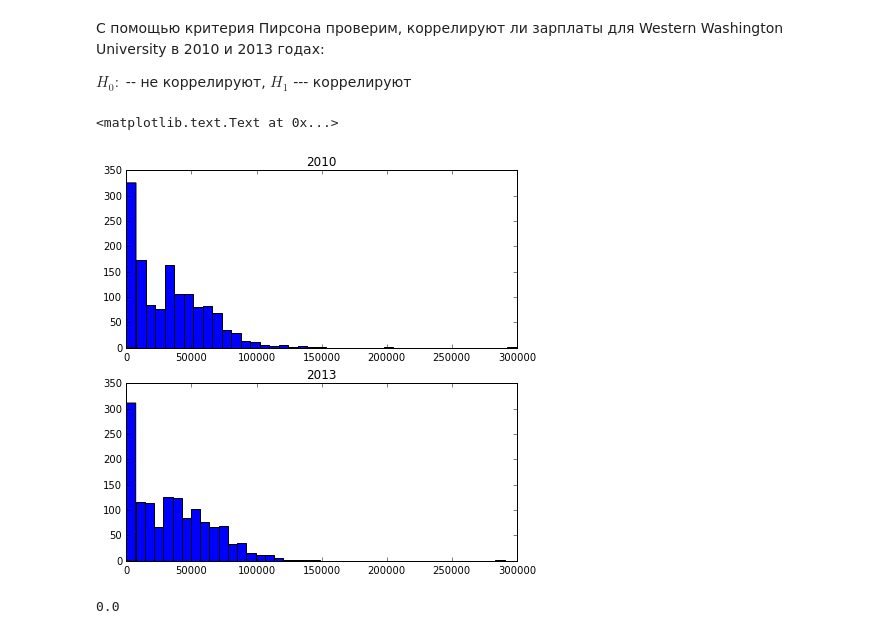
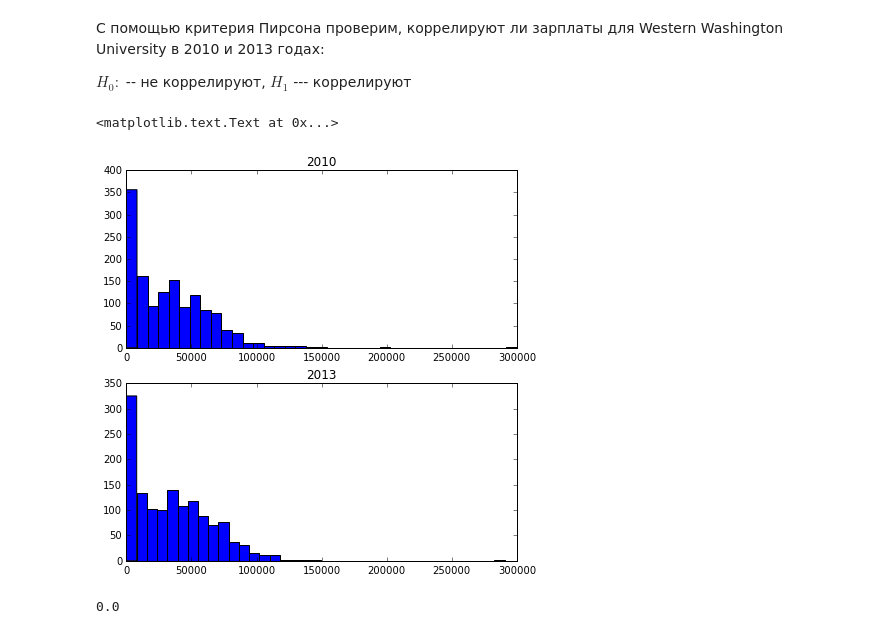
Before and after one commit to VitaliyRakitin/Sphere-2016, a Jupyter notebook: Introduction to Data Analysis/statistics/HW-statistics.ipynb, the cells around one changed output. Saved outputs shown, nothing was run; the diff lists cells and outputs as text; code cells hidden in the pictures.

```diff
--- a/Introduction to Data Analysis/statistics/HW-statistics.ipynb
+++ b/Introduction to Data Analysis/statistics/HW-statistics.ipynb
@@ -183,14 +186,14 @@ data_WWU_2013 = data_WWU.Salary2013
 # %%
 plt.figure(figsize=(7, 7))
 plt.subplot(2,1, 1)
-plt.hist(data_WWU_2010, bins=int(np.sqrt(len(data_social_2010)))/2)
+plt.hist(data_WWU_2010, bins=int(np.sqrt(len(data_WWU_2010))))
 plt.title("2010")
 plt.subplot(2,1, 2)
-plt.hist(data_WWU_2013, bins=int(np.sqrt(len(data_social_2013)))/2)
+plt.hist(data_WWU_2013, bins=int(np.sqrt(len(data_WWU_2013))))
 plt.title("2013")
 # %% [output]
 <matplotlib.text.Text at 0x...>
-[figure, old version]
+[figure, new version]
 # %%
 pearsonr = stats.pearsonr(data_WWU_2010,data_WWU_2013)[1]
 print pearsonr
```
Also changed, not shown: parts of 11 cells of this notebook.
